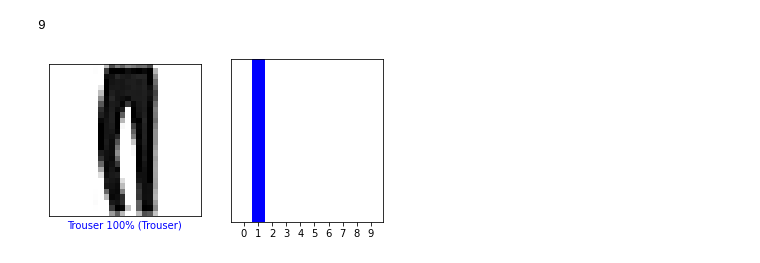
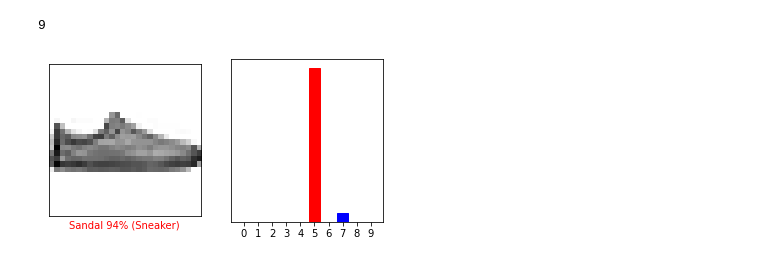
Before and after one commit to chengzh2008/tensorflow-tutorials, a Jupyter notebook: basic_image_classification.ipynb, the cells around one changed output. Cells and saved outputs as stored; diff of their text form; code cells hidden in the pictures.

Commit message:
done with the image classification

```diff
--- a/basic_image_classification.ipynb
+++ b/basic_image_classification.ipynb
@@ -140,12 +140,16 @@ def plot_value_array(i, predictions_array, true_label):
     thisplot[predicted_label].set_color('red')
     thisplot[true_label].set_color('blue')
 # %%
-i = 2
-plt.figure(figsize=(6, 3))
-plt.subplot(1, 2, 1)
-plot_image(i, predictions[i], test_labels, test_images)
-plt.subplot(1, 2, 2)
-plot_value_array(i, predictions[i], test_labels)
-plt.show()
+def plot_image_value_by_index(start_index, rows=1, cols=1, i=0, is_size=False):
+  if not is_size:
+    plt.figure(figsize=(6, 3))
+  plt.subplot(rows, 2 * cols, 2 * i + 1)
+  plot_image(start_index, predictions[start_index], test_labels, test_images)
+  plt.subplot(rows, 2 * cols, 2 * i + 2)
+  plot_value_array(start_index, predictions[start_index], test_labels)
+  if not is_size:
+    plt.show()
-# %% [output]
-[figure, removed]
+# %%
+plot_image_value_by_index(12)
+# %% [output]
+[figure, added]
```
Also changed, not shown: parts of 7 cells of this notebook.
